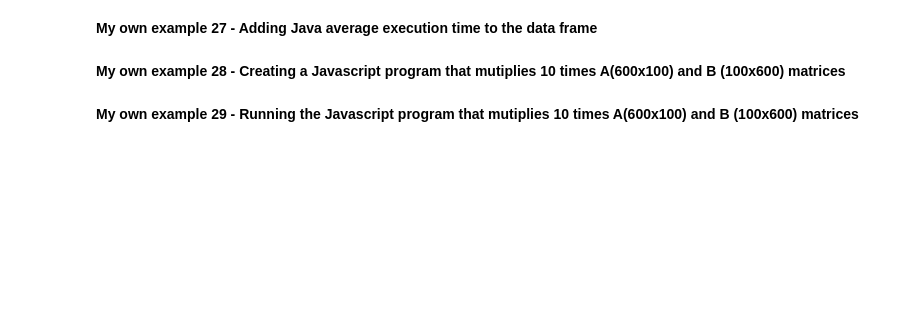
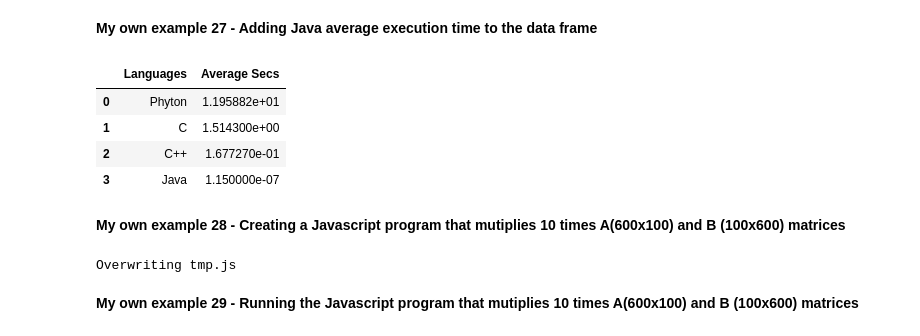
Before and after one commit to JuanXo375/AlgorithmsUN2023I, a Jupyter notebook: Lab2/Lab2.ipynb, the cells around one changed output. Drawn from its saved outputs; the diff is of its cells as text; code cells hidden in the pictures; blank space fills up the shorter version.

```diff
--- a/Lab2/Lab2.ipynb
+++ b/Lab2/Lab2.ipynb
@@ -690,11 +691,22 @@ public class Main {
 # %% [markdown]
 **My own example 27 - Adding Java average execution time to the data frame**
+# %%
+nuevo_elemento = pd.DataFrame({'Languages': 'Java', 'Average Secs': 0.000000115}, index=[3])
+
+df = pd.concat([df, nuevo_elemento])
+
+df
+# %% [output]
+|  | Languages | Average Secs |
+| 0 | Phyton | 1.195882e+01 |
+| 1 | C | 1.514300e+00 |
+| 2 | C++ | 1.677270e-01 |
+| 3 | Java | 1.150000e-07 |
 # %% [markdown]
 **My own example 28 - Creating a Javascript program that mutiplies 10 times A(600x100) and  B (100x600) matrices**
 # %%
-// Función para multiplicar dos matrices
+%%writefile tmp.js
 function multiplicarMatrices(matrizA, matrizB) {
-  // Obtener las dimensiones de las matrices
   const filasA = 600;
   const columnasA = 100;
   const filasB = 100;
@@ -737,8 +749,18 @@ for (let i = 0; i < 100; i++) {
 }
 
 // Multiplicar matrices 10 veces y calcular tiempo de ejecución
-for (let i = 1; i <= 10; i++) {
+let total = 0;
+for (let i = 0; i < 10; i++) {
+    const startTime = new Date().getTime();
     const matrizC = multiplicarMatrices(matrizA, matrizB);
+    const endTime = new Date().getTime();
+    const duration = endTime - startTime;
+    total += duration;
 }
+
+const prom = total/10;
+console.log(prom);
+# %% [output]
+Overwriting tmp.js
 # %% [markdown]
 **My own example 29 - Running the Javascript program that mutiplies 10 times A(600x100) and  B (100x600) matrices**
```
Also changed, not shown: parts of 23 cells of this notebook.
